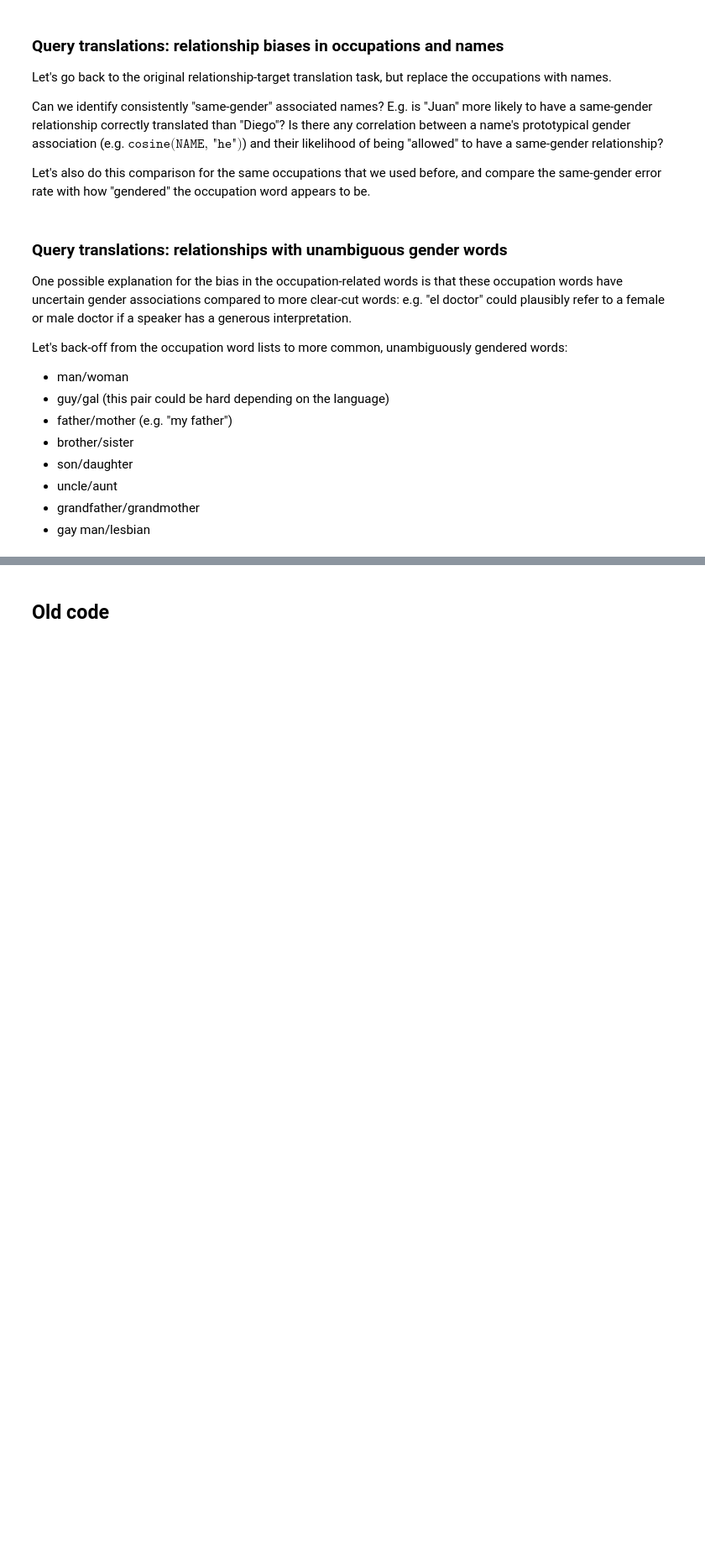
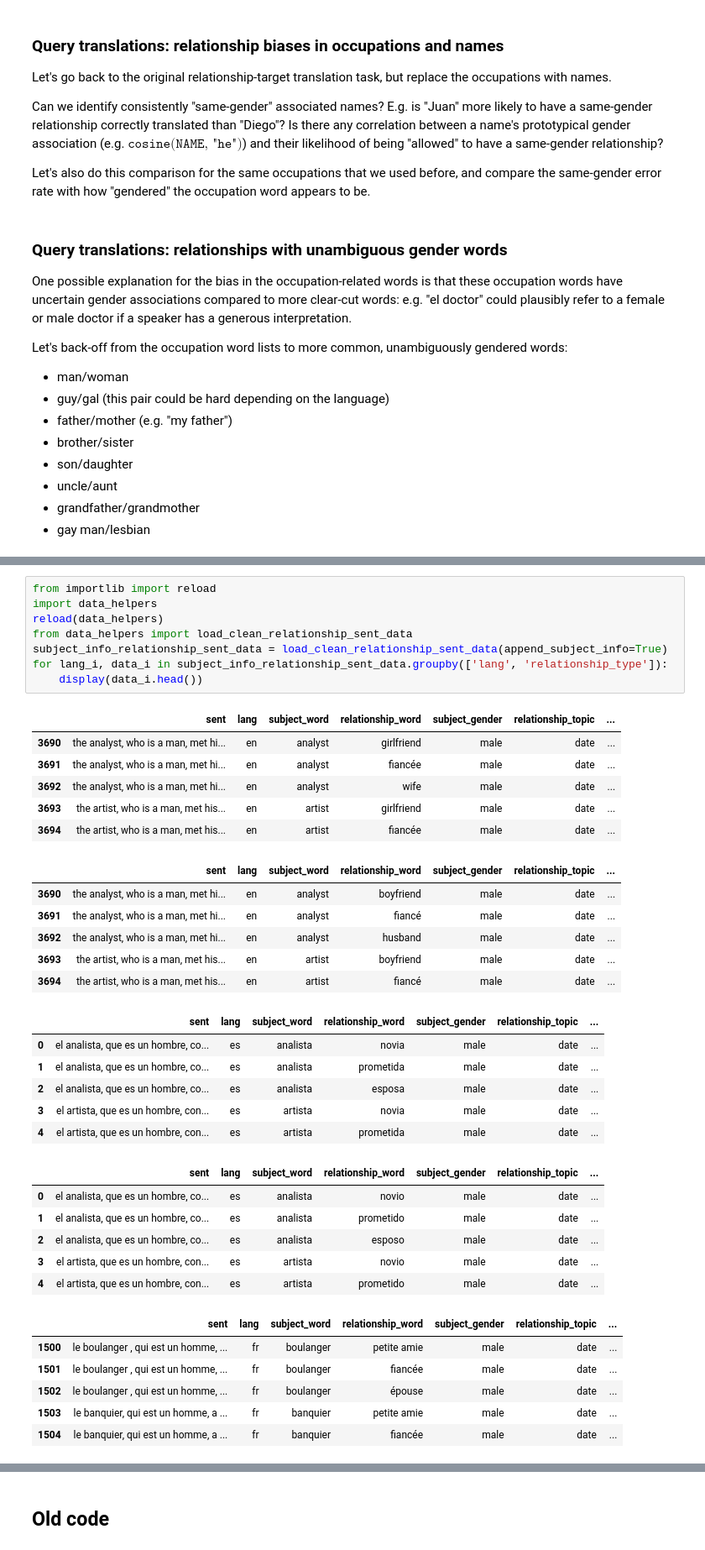
Before and after one commit to ianbstewart/multilingual-same-gender-bias, a Jupyter notebook: query_translations.ipynb, the cells around one changed output, grey strips where cells are left out. Shown at 84% size. Saved outputs shown, nothing was run; the diff lists cells and outputs as text; blank space fills up the shorter version.

```diff
--- a/query_translations.ipynb
+++ b/query_translations.ipynb
@@ -1260,0 +1268,39 @@ Let's back-off from the occupation word lists to more common, unambiguously gend
+# %%
+from importlib import reload
+import data_helpers
+reload(data_helpers)
+from data_helpers import load_clean_relationship_sent_data
+subject_info_relationship_sent_data = load_clean_relationship_sent_data(append_subject_info=True)
+for lang_i, data_i in subject_info_relationship_sent_data.groupby(['lang', 'relationship_type']):
+    display(data_i.head())
+# %% [output]
+|  | sent | lang | subject_word | relationship_word | subject_gender | relationship_topic | ... |
+| 3690 | the analyst, who is a man, met hi... | en | analyst | girlfriend | male | date | ... |
+| 3691 | the analyst, who is a man, met hi... | en | analyst | fiancée | male | date | ... |
+| 3692 | the analyst, who is a man, met hi... | en | analyst | wife | male | date | ... |
+| 3693 | the artist, who is a man, met his... | en | artist | girlfriend | male | date | ... |
+| 3694 | the artist, who is a man, met his... | en | artist | fiancée | male | date | ... |
+|  | sent | lang | subject_word | relationship_word | subject_gender | relationship_topic | ... |
+| 3690 | the analyst, who is a man, met hi... | en | analyst | boyfriend | male | date | ... |
+| 3691 | the analyst, who is a man, met hi... | en | analyst | fiancé | male | date | ... |
+| 3692 | the analyst, who is a man, met hi... | en | analyst | husband | male | date | ... |
+| 3693 | the artist, who is a man, met his... | en | artist | boyfriend | male | date | ... |
+| 3694 | the artist, who is a man, met his... | en | artist | fiancé | male | date | ... |
+|  | sent | lang | subject_word | relationship_word | subject_gender | relationship_topic | ... |
+| 0 | el analista, que es un hombre, co... | es | analista | novia | male | date | ... |
+| 1 | el analista, que es un hombre, co... | es | analista | prometida | male | date | ... |
+| 2 | el analista, que es un hombre, co... | es | analista | esposa | male | date | ... |
+| 3 | el artista, que es un hombre, con... | es | artista | novia | male | date | ... |
+| 4 | el artista, que es un hombre, con... | es | artista | prometida | male | date | ... |
+|  | sent | lang | subject_word | relationship_word | subject_gender | relationship_topic | ... |
+| 0 | el analista, que es un hombre, co... | es | analista | novio | male | date | ... |
+| 1 | el analista, que es un hombre, co... | es | analista | prometido | male | date | ... |
+| 2 | el analista, que es un hombre, co... | es | analista | esposo | male | date | ... |
+| 3 | el artista, que es un hombre, con... | es | artista | novio | male | date | ... |
+| 4 | el artista, que es un hombre, con... | es | artista | prometido | male | date | ... |
+|  | sent | lang | subject_word | relationship_word | subject_gender | relationship_topic | ... |
+| 1500 | le boulanger , qui est un homme, ... | fr | boulanger | petite amie | male | date | ... |
+| 1501 | le boulanger , qui est un homme, ... | fr | boulanger | fiancée | male | date | ... |
+| 1502 | le boulanger , qui est un homme, ... | fr | boulanger | épouse | male | date | ... |
+| 1503 | le banquier, qui est un homme, a ... | fr | banquier | petite amie | male | date | ... |
+| 1504 | le banquier, qui est un homme, a ... | fr | banquier | fiancée | male | date | ... |
```
Also changed, not shown: parts of 9 cells of this notebook, 2 other files.
